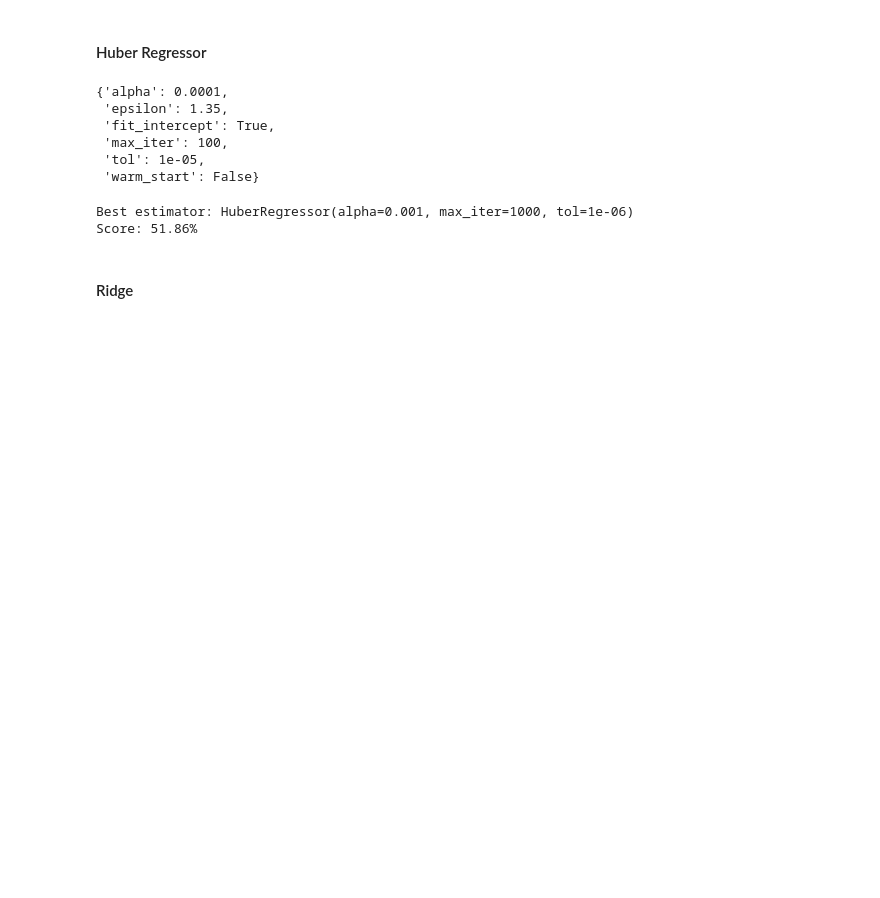
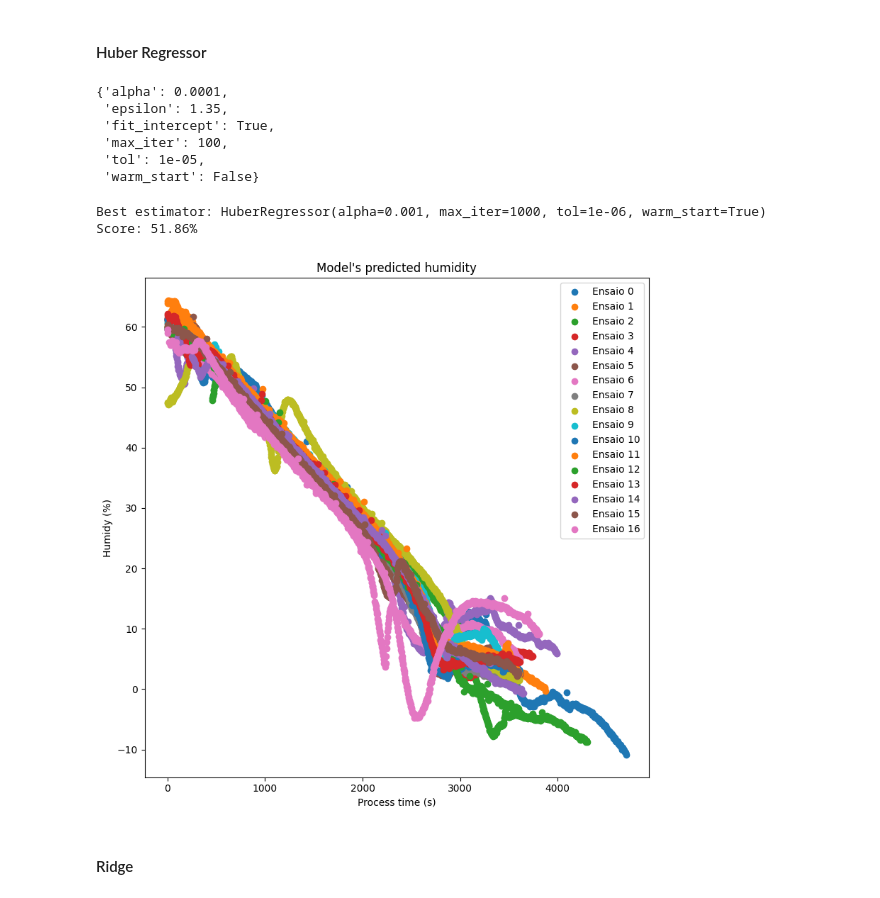
Before and after one commit to Raphael-Marchetti-Calciolari/projects-tcc-imt-2023, a Jupyter notebook: scripts/models_v2.ipynb, the cells around one changed output. Saved outputs shown, nothing was run; the diff lists cells and outputs as text; code cells hidden in the pictures; blank space fills up the shorter version.

```diff
--- a/scripts/models_v2.ipynb
+++ b/scripts/models_v2.ipynb
@@ -224,3 +226,22 @@ with open('result-cross-validation.json', 'w') as outfile:
+# %%
+import matplotlib.pyplot as plt
+
+def plot_essay_predictions():
+    plt.figure(figsize=(8,8))
+    plt.title("Model's predicted humidity")
+    essays = list(df_real_time['Ensaio'].unique())
+    for essay in essays:
+        df_case = df_real_time[df_real_time['Ensaio'] == essay]
+        df_case_scaled = scaler.transform(df_case)
+        df_case_norm = pd.DataFrame(df_case_scaled, columns=df_case.columns)
+        y_pred = clf.predict(df_case_norm.drop(columns=['Ensaio']))
+        plt.scatter(df_case['Time'], y_pred, label =f'Ensaio {essay}')
+
+    plt.xlabel('Process time (s)')
+    plt.ylabel('Humidy (%)')
+    plt.legend()
+    plt.tight_layout()
+    plt.show()
 # %% [markdown]
 #### Huber Regressor
 # %%
@@ -236,22 +257,24 @@ HuberRegressor().get_params()
 # %%
 from sklearn.model_selection import RandomizedSearchCV
 from sklearn.linear_model import HuberRegressor
 
 base_estimator = HuberRegressor(max_iter=1000)
 param_grid = {
     'alpha': [0.00001, 0.0001, 0.001],
     'fit_intercept': [True, False],
     'tol': [1e-06, 1e-05, 1e-04],
     'warm_start': [True, False]
 }
 
 clf = RandomizedSearchCV(base_estimator, param_grid, cv=cv)
 clf.fit(X_train, y_train)
 
 print(f'Best estimator: {clf.best_estimator_}\nScore: {clf.best_score_*100:.2f}%')
+plot_essay_predictions()
 # %% [output]
-Best estimator: HuberRegressor(alpha=0.001, max_iter=1000, tol=1e-06)
+Best estimator: HuberRegressor(alpha=0.001, max_iter=1000, tol=1e-06, warm_start=True)
 Score: 51.86%
+[figure, added]
 # %% [markdown]
 #### Ridge
 # %%
```
Also changed, not shown: parts of 3 cells of this notebook, 1 other file.
